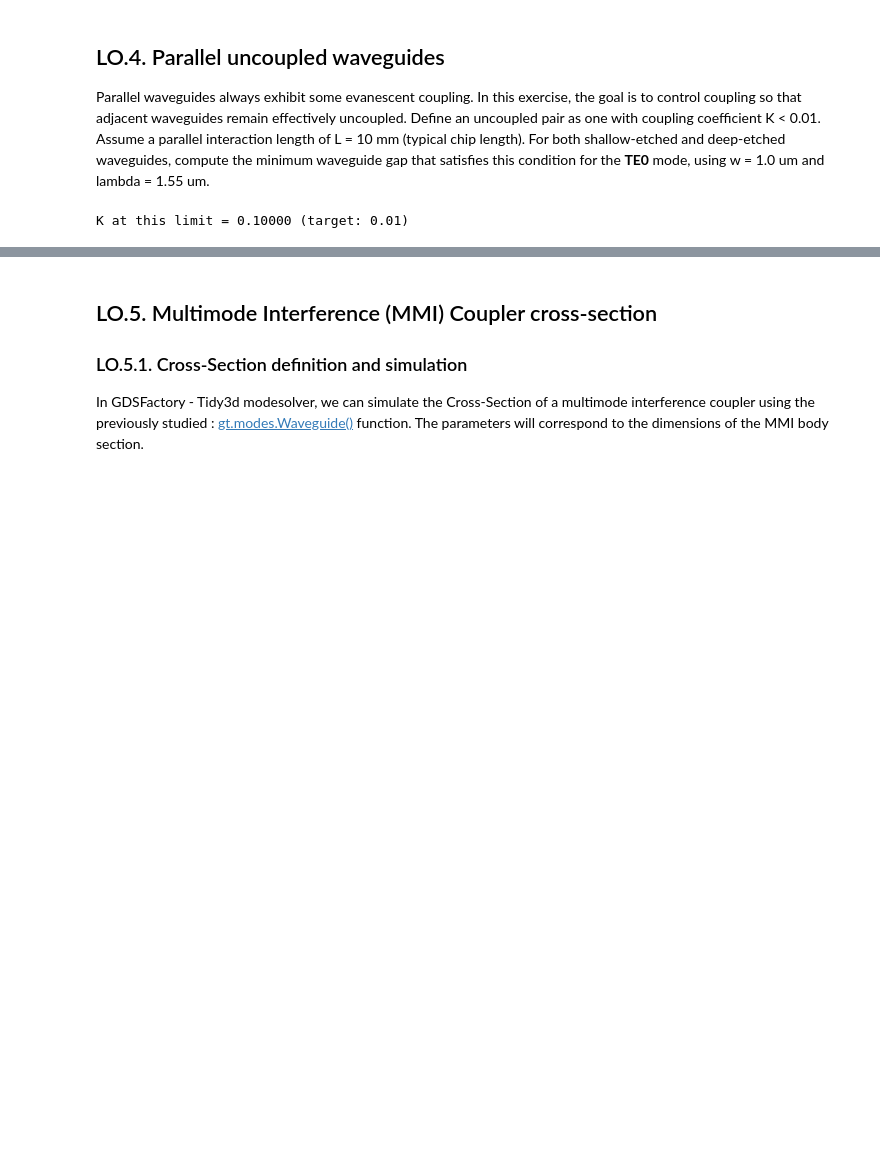
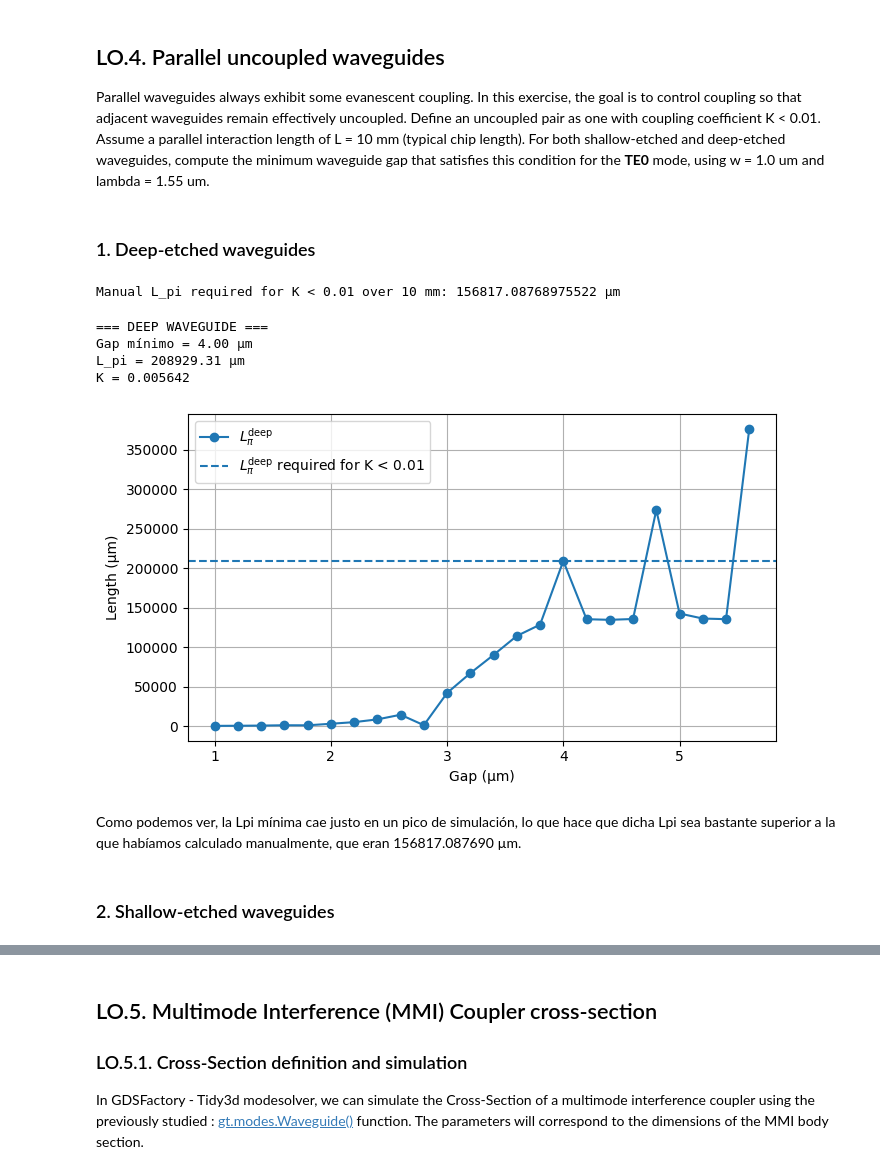
Before and after one commit to lorenagomezdiego/cifoin-lab2, a Jupyter notebook: COUPLERS_Student.ipynb, the cells around one changed output, grey strips where cells are left out. Saved outputs shown, nothing was run; the diff lists cells and outputs as text; code cells hidden in the pictures; blank space fills up the shorter version.

```diff
--- a/COUPLERS_Student.ipynb
+++ b/COUPLERS_Student.ipynb
@@ -295,21 +307,20 @@ gap = 1.2 µm -> L_pi = 319.739 µm, L_50/50 = 159.870 µm
 ## LO.4. Parallel uncoupled waveguides
 
 Parallel waveguides always exhibit some evanescent coupling. In this exercise, the goal is to control coupling so that adjacent waveguides remain effectively uncoupled. Define an uncoupled pair as one with coupling coefficient K < 0.01. Assume a parallel interaction length of L = 10 mm (typical chip length). For both shallow-etched and deep-etched waveguides, compute the minimum waveguide gap that satisfies this condition for the **TE0** mode, using w = 1.0 um and lambda = 1.55 um.
-# %%
-# HINT. Calculate manually the L_pi you may need to achieve K=0.01
-
-K_target = 0.01
-L_parallel_um = 10_000  # 10 mm = 10,000 um
-
-# Minimum L_pi required to keep K below target
-
-L_pi_required_um = 48_820
-# Optional check with coupling expression
-K_check = np.sin((np.pi / 2) * L_parallel_um/L_pi_required_um) ** 2
-
-print(f"K at this limit = {K_check:.5f} (target: {K_target})")
-#Hay que calcular la shallow frente a la deep, Valor de LPi calculado=0.0488
-# Then you can sweep the gap and calculate the L_pi until reaching
-# the desired value.  FALtA hacerlo para
-# %% [output]
-K at this limit = 0.10000 (target: 0.01)
+# %% [markdown]
+### 1. Deep-etched waveguides
+# %%
+# LO4 - minimum gap for uncoupled parallel waveguides
+# TE0, w = 1.0 um, lambda = 1.55 um, L = 10 mm
+
+lambda0 = 1.55 # um
+wg_width = 1.0 # um
+L = 10_000 # um = 10 mm
+K_limit = 0.01
+
+# HINT. Calculate manually the L_pi you may need to achieve K=0.01
+
+L_pi_manual = (np.pi / 2 * L) / np.arcsin(np.sqrt(K_limit))
+print("Manual L_pi required for K < 0.01 over 10 mm:", L_pi_manual, "µm")
+# %% [output]
+Manual L_pi required for K < 0.01 over 10 mm: 156817.08768975522 µm
@@ -315,0 +361,38 @@ K at this limit = 0.10000 (target: 0.01)
+# %%
+# RESULTADOS:
+
+# minimum gap index
+L_pi_required = (np.pi / 2 * L) / np.arcsin(np.sqrt(K_limit))
+
+idx_deep = np.where(Lpi_deep > L_pi_required)[0]
+
+if len(idx_deep) > 0:
+    deep_index = idx_deep[0]
+    print("=== DEEP WAVEGUIDE ===")
+    print(f"Gap mínimo = {gaps[deep_index]:.2f} µm")
+    print(f"L_pi = {Lpi_deep[deep_index]:.2f} µm")
+    print(f"K = {K_TE_deep[deep_index]:.6f}")
+else:
+    print("No valid deep gap found")
+
+# PLOT
+
+plt.figure(figsize=(7, 4))
+plt.plot(gaps, Lpi_deep, "o-", label=r"$L_{\pi}^{\mathrm{deep}}$")
+plt.axhline(Lpi_deep[deep_index], linestyle='--', label=r"$L_{\pi}^{\mathrm{deep}}$ required for K < 0.01")
+plt.xlabel("Gap (µm)")
+plt.ylabel("Length (µm)")
+plt.grid(True)
+plt.legend()
+plt.tight_layout()
+plt.show()
+# %% [output]
+=== DEEP WAVEGUIDE ===
+Gap mínimo = 4.00 µm
+L_pi = 208929.31 µm
+K = 0.005642
+[figure, added]
+# %% [markdown]
+Como podemos ver, la Lpi mínima cae justo en un pico de simulación, lo que hace que dicha Lpi sea bastante superior a la que habíamos calculado manualmente, que eran 156817.087690 µm.
+# %% [markdown]
+### 2. Shallow-etched waveguides
```
Also changed, not shown: parts of 18 cells of this notebook.
